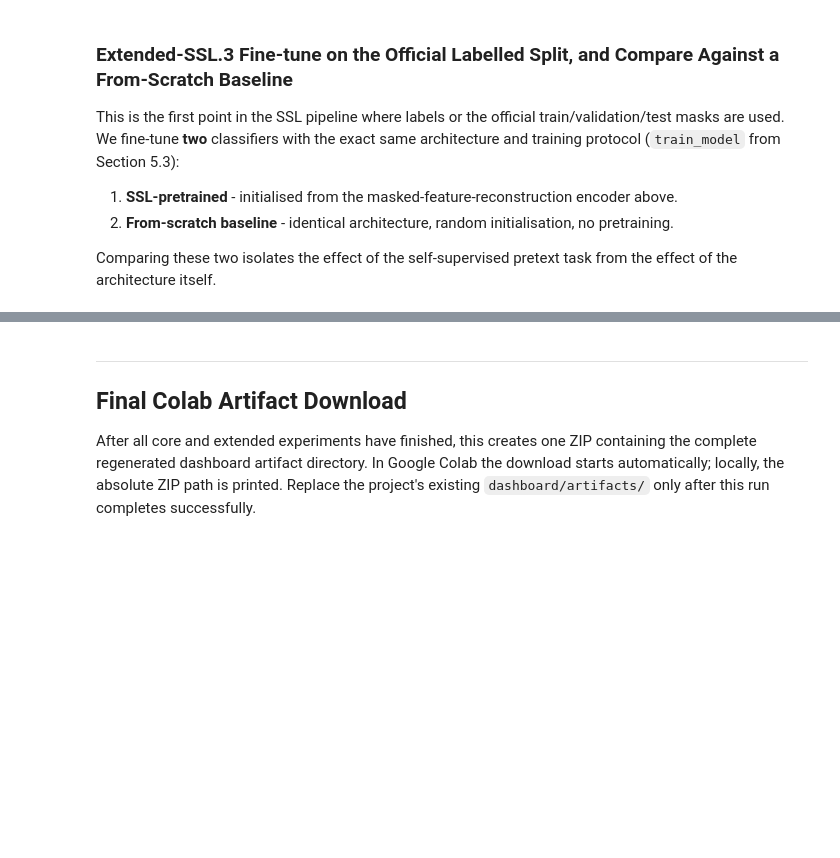
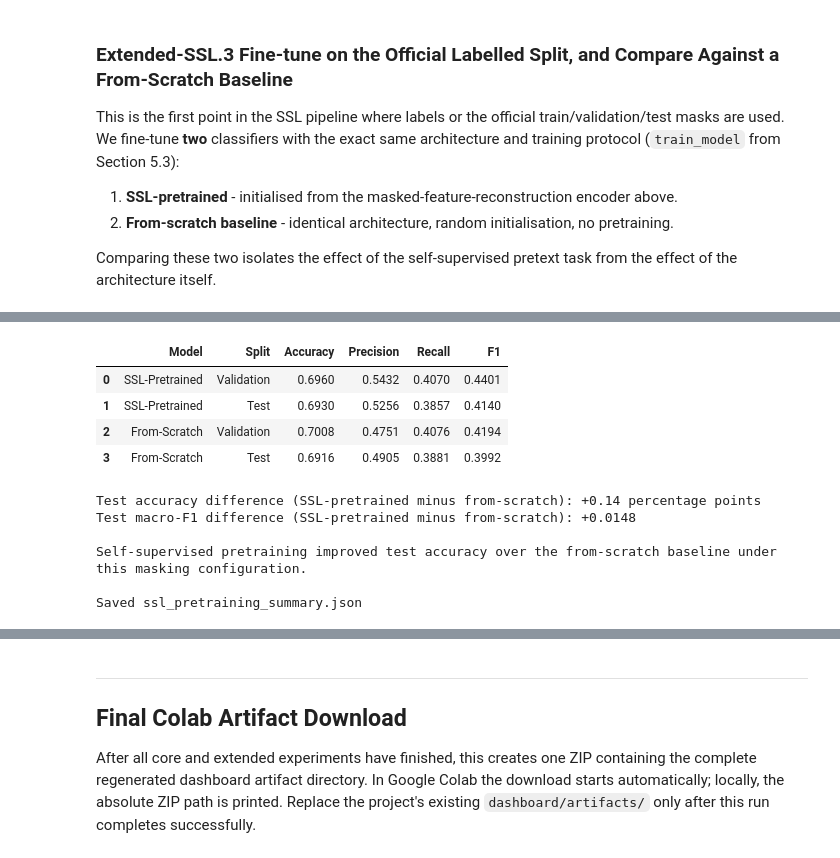
Before and after one commit to waruna-2003/ogbn-arxiv-gnn-coursework, a Jupyter notebook: notebook/CCS4354_OGBN_Arxiv_Coursework.ipynb, the cells around one changed output, grey strips where cells are left out. Saved outputs shown, nothing was run; the diff lists cells and outputs as text; code cells hidden in the pictures; blank space fills up the shorter version.

```diff
--- a/notebook/CCS4354_OGBN_Arxiv_Coursework.ipynb
+++ b/notebook/CCS4354_OGBN_Arxiv_Coursework.ipynb
@@ -1749,3 +2571,68 @@ protocol (`train_model` from Section 5.3):
 
 Comparing these two isolates the effect of the self-supervised pretext task from the effect of
 the architecture itself.
+# %%
+# Extended-SSL.3 Fine-tune SSL-pretrained vs. from-scratch, then compare test performance -----------
+import copy as _copy
+
+# --- SSL-pretrained classifier: encoder initialised from pretraining, head trained fresh ---
+ssl_finetune_model = SSLClassifier(_copy.deepcopy(ssl_encoder), SSL_HIDDEN, dataset.num_classes).to(DEVICE)
+ssl_finetune_optimizer = torch.optim.Adam(ssl_finetune_model.parameters(), lr=LEARNING_RATE, weight_decay=WEIGHT_DECAY)
+print("Fine-tuning SSL-pretrained model...\n" + "-" * 60)
+ssl_finetune_model, ssl_finetune_history, ssl_finetune_best_val = train_model(
+    ssl_finetune_model, ssl_finetune_optimizer, data, model_name="SSL-Pretrained"
+)
+
+# --- From-scratch baseline: identical architecture, random init, no pretraining ---
+scratch_encoder = SSLEncoder(dataset.num_node_features, SSL_HIDDEN, num_layers=3, dropout=0.5).to(DEVICE)
+scratch_model = SSLClassifier(scratch_encoder, SSL_HIDDEN, dataset.num_classes).to(DEVICE)
+scratch_optimizer = torch.optim.Adam(scratch_model.parameters(), lr=LEARNING_RATE, weight_decay=WEIGHT_DECAY)
+print("\nTraining from-scratch baseline (same architecture, no SSL pretraining)...\n" + "-" * 60)
+scratch_model, scratch_history, scratch_best_val = train_model(
+    scratch_model, scratch_optimizer, data, model_name="FromScratch"
+)
+
+# --- Evaluate both on validation and test, using the SAME evaluate_model() as GCN/GAT ---
+ssl_val_metrics, _, _ = evaluate_model(ssl_finetune_model, data, data.valid_mask)
+ssl_test_metrics, _, _ = evaluate_model(ssl_finetune_model, data, data.test_mask)
+scratch_val_metrics, _, _ = evaluate_model(scratch_model, data, data.valid_mask)
+scratch_test_metrics, _, _ = evaluate_model(scratch_model, data, data.test_mask)
+
+acc_diff = (ssl_test_metrics["accuracy"] - scratch_test_metrics["accuracy"]) * 100
+f1_diff = ssl_test_metrics["f1"] - scratch_test_metrics["f1"]
+
+ssl_comparison_df = pd.DataFrame([
+    {"Model": "SSL-Pretrained", "Split": "Validation", **{k.capitalize(): round(v, 4) for k, v in ssl_val_metrics.items()}},
+    {"Model": "SSL-Pretrained", "Split": "Test", **{k.capitalize(): round(v, 4) for k, v in ssl_test_metrics.items()}},
+    {"Model": "From-Scratch", "Split": "Validation", **{k.capitalize(): round(v, 4) for k, v in scratch_val_metrics.items()}},
+    {"Model": "From-Scratch", "Split": "Test", **{k.capitalize(): round(v, 4) for k, v in scratch_test_metrics.items()}},
+])
+display(ssl_comparison_df)
+
+print(f"\nTest accuracy difference (SSL-pretrained minus from-scratch): {acc_diff:+.2f} percentage points")
+print(f"Test macro-F1 difference (SSL-pretrained minus from-scratch): {f1_diff:+.4f}")
+
+if acc_diff > 0:
+    print("\nSelf-supervised pretraining improved test accuracy over the from-scratch baseline "
+          "under this masking configuration.")
+else:
+    print("\nSelf-supervised pretraining did not improve test accuracy over the from-scratch "
+          "baseline under this masking configuration. This is still reported honestly as a valid "
+          "negative result - it does not invalidate the pretext task, and is worth discussing in "
+          "the report (e.g. dataset already has strong hand-crafted features, so there may be "
+          "limited headroom for a reconstruction-based pretext task to add extra signal).")
+
+ssl_summary = {
+    "ssl_pretrained_test_accuracy": round(ssl_test_metrics["accuracy"], 4),
+    "ssl_pretrained_test_f1": round(ssl_test_metrics["f1"], 4),
+    "from_scratch_test_accuracy": round(scratch_test_metrics["accuracy"], 4),
+    "from_scratch_test_f1": round(scratch_test_metrics["f1"], 4),
+    "test_accuracy_improvement_pp": round(acc_diff, 2),
+    "test_f1_improvement": round(f1_diff, 4),
+    "mask_rate": MASK_RATE,
+    "pretrain_epochs_run": len(ssl_history["epoch"]),
+}
+with open(os.path.join(ARTIFACT_DIR, "ssl_pretraining_summary.json"), "w") as f:
+    json.dump(ssl_summary, f, indent=2)
+print("\nSaved ssl_pretraining_summary.json")
+# %% [output]
@@ -1752,2 +2656,13 @@ the architecture itself.
+|  | Model | Split | Accuracy | Precision | Recall | F1 |
+| 0 | SSL-Pretrained | Validation | 0.6960 | 0.5432 | 0.4070 | 0.4401 |
+| 1 | SSL-Pretrained | Test | 0.6930 | 0.5256 | 0.3857 | 0.4140 |
+| 2 | From-Scratch | Validation | 0.7008 | 0.4751 | 0.4076 | 0.4194 |
+| 3 | From-Scratch | Test | 0.6916 | 0.4905 | 0.3881 | 0.3992 |
+Test accuracy difference (SSL-pretrained minus from-scratch): +0.14 percentage points
+Test macro-F1 difference (SSL-pretrained minus from-scratch): +0.0148
+
+Self-supervised pretraining improved test accuracy over the from-scratch baseline under this masking configuration.
+
+Saved ssl_pretraining_summary.json
 # %% [markdown]
 ---
```
Also changed, not shown: parts of 116 cells of this notebook, 26 other files.
